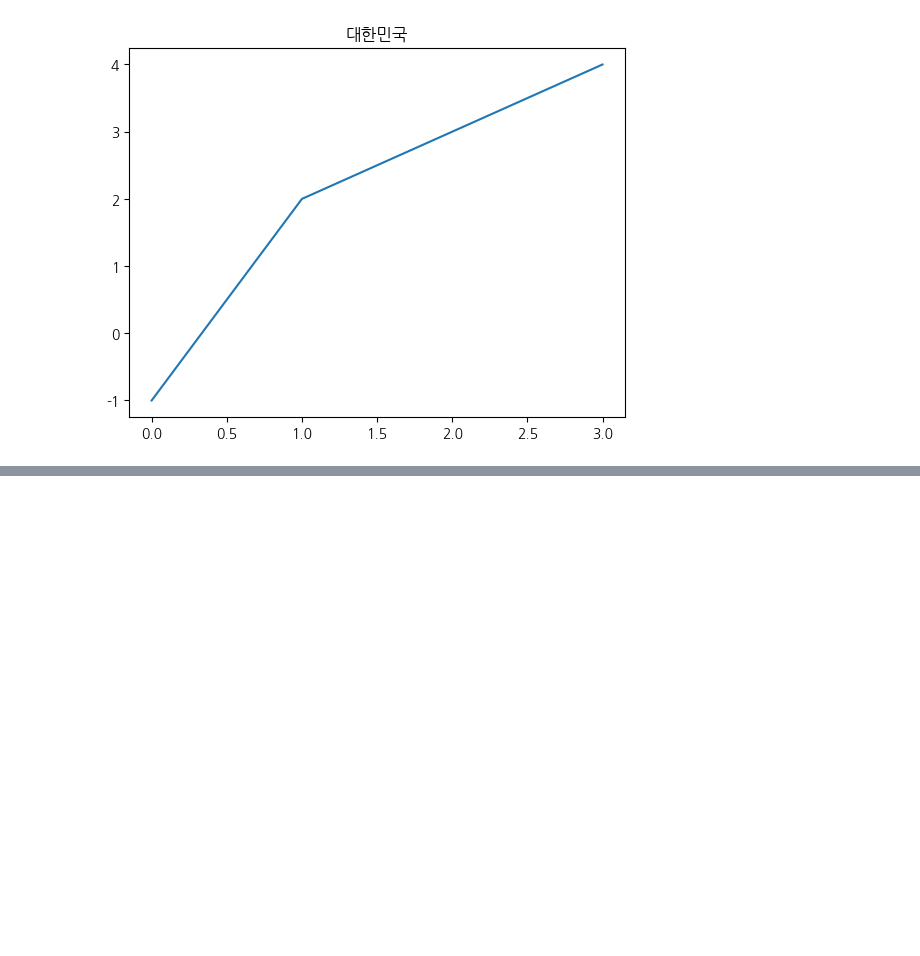
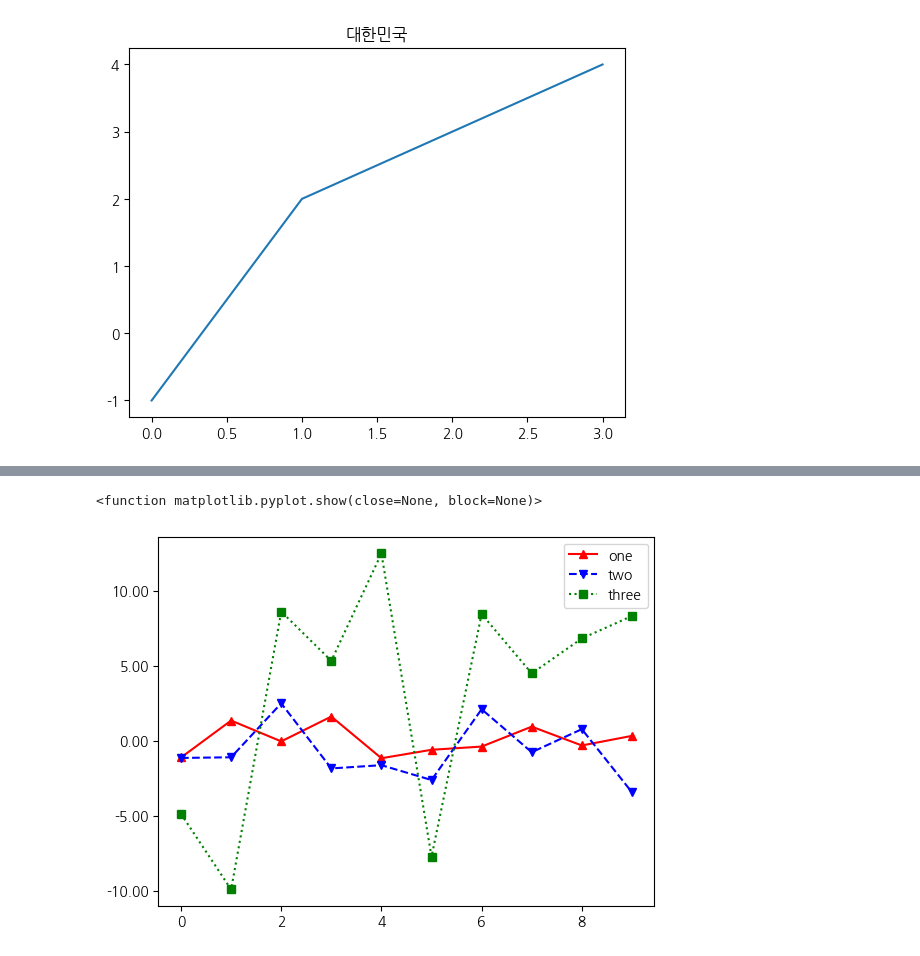
Before and after one commit to hj-1006/hj_pyton_study, a Jupyter notebook: 07_데이터_시각화.ipynb, the cells around one changed output, grey strips where cells are left out. Cells and saved outputs as stored; diff of their text form; code cells hidden in the pictures; blank space fills up the shorter version.

```diff
--- a/07_데이터_시각화.ipynb
+++ b/07_데이터_시각화.ipynb
@@ -50,0 +63,24 @@ plt.show
+# %%
+#7-5 차트 하나에 그래프 세 개 생성
+import numpy as np
+
+a = np.random.randn(10)
+b = np.random.randn(10)*2
+c = np.random.randn(10)*10
+
+plt.plot(a, 'r-^',label='one')
+plt.plot(b, 'b--v',label='two')
+plt.plot(c, 'g:s',label='three')
+
+# print('a는 :', a)
+# print('b는 :', b)
+# print('c는 :', c)
+
+plt.legend()
+
+plt.gca().yaxis.set_major_formatter(plt.FormatStrFormatter('%.2f'))
+
+plt.show
+# %% [output]
+<function matplotlib.pyplot.show(close=None, block=None)>
+[figure, added]
```
Also changed, not shown: parts of 3 cells of this notebook.
